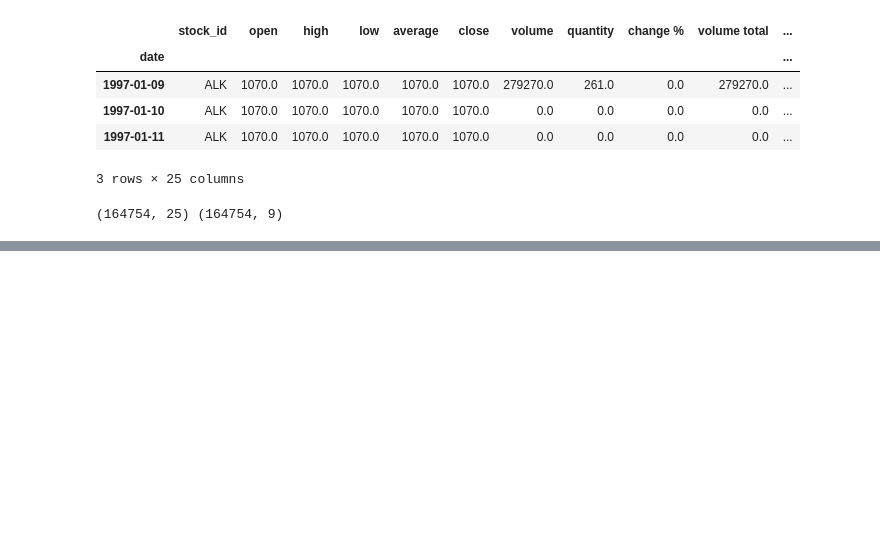
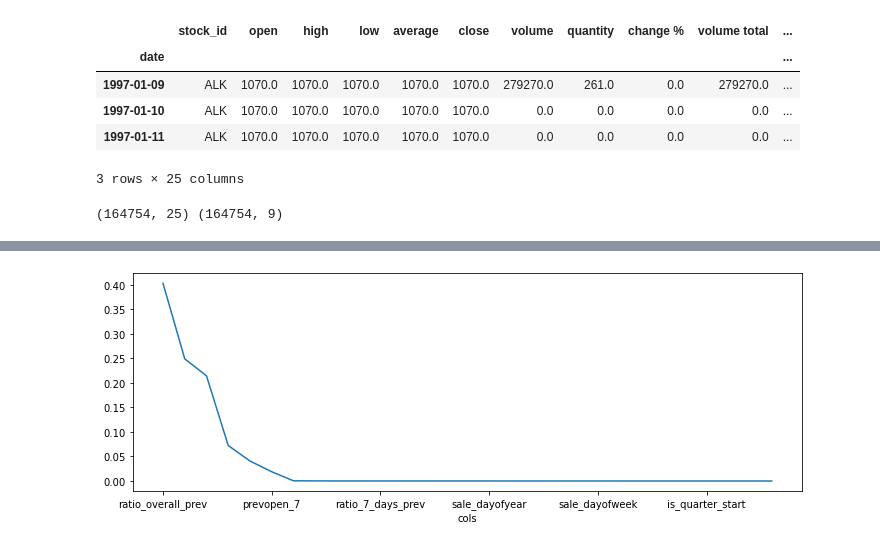
Before and after one commit to gjurcin/MacedoniaStockMarket, a Jupyter notebook: mse_prediction_gjurcin.ipynb, the cells around one changed output, grey strips where cells are left out. Cells and saved outputs as stored; diff of their text form; code cells hidden in the pictures; blank space fills up the shorter version.

Commit message:
random forest model for 7 days

```diff
--- a/mse_prediction_gjurcin.ipynb
+++ b/mse_prediction_gjurcin.ipynb
@@ -363,0 +384,10 @@ to_drop = ['date', 'open', 'high', 'low', 'average', 'close', 'volume', 'quantit
+# %%
+def split_vals(dataset, n_test):
+    n = dataset.shape[0] - n_test
+    train_valid = dataset[:n].copy()
+    return train_valid[:-n_test].copy(), train_valid[:n_test].copy(), dataset[-n_test:]
+
+n_test = 7
+X_train, X_valid, X_test = split_vals(X, n_test)
+y_train, y_valid, y_test = split_vals(y, n_test)
+X_train.shape, X_valid.shape, X_test.shape, y_train.shape, y_valid.shape, y_test.shape
@@ -363,0 +411,4 @@ to_drop = ['date', 'open', 'high', 'low', 'average', 'close', 'volume', 'quantit
+# %%
+model = RandomForestRegressor(n_jobs=-1, n_estimators=40, min_samples_leaf=1, max_features=0.5, oob_score=True)
+%time model.fit(X_train, y_train)
+print_score(model)
@@ -363,0 +418,7 @@ to_drop = ['date', 'open', 'high', 'low', 'average', 'close', 'volume', 'quantit
+# %%
+def rf_feat_importance(m, df):
+    return pd.DataFrame({'cols':df.columns, 'imp':m.feature_importances_}
+                       ).sort_values('imp', ascending=False)
+# %%
+fi = rf_feat_importance(model, X_train)
+fi[:10]
@@ -363,0 +437,4 @@ to_drop = ['date', 'open', 'high', 'low', 'average', 'close', 'volume', 'quantit
+# %%
+fi.plot('cols', 'imp', figsize=(12,4), legend=False);
+# %% [output]
+[figure, added]
```
Also changed, not shown: parts of 26 cells of this notebook.
